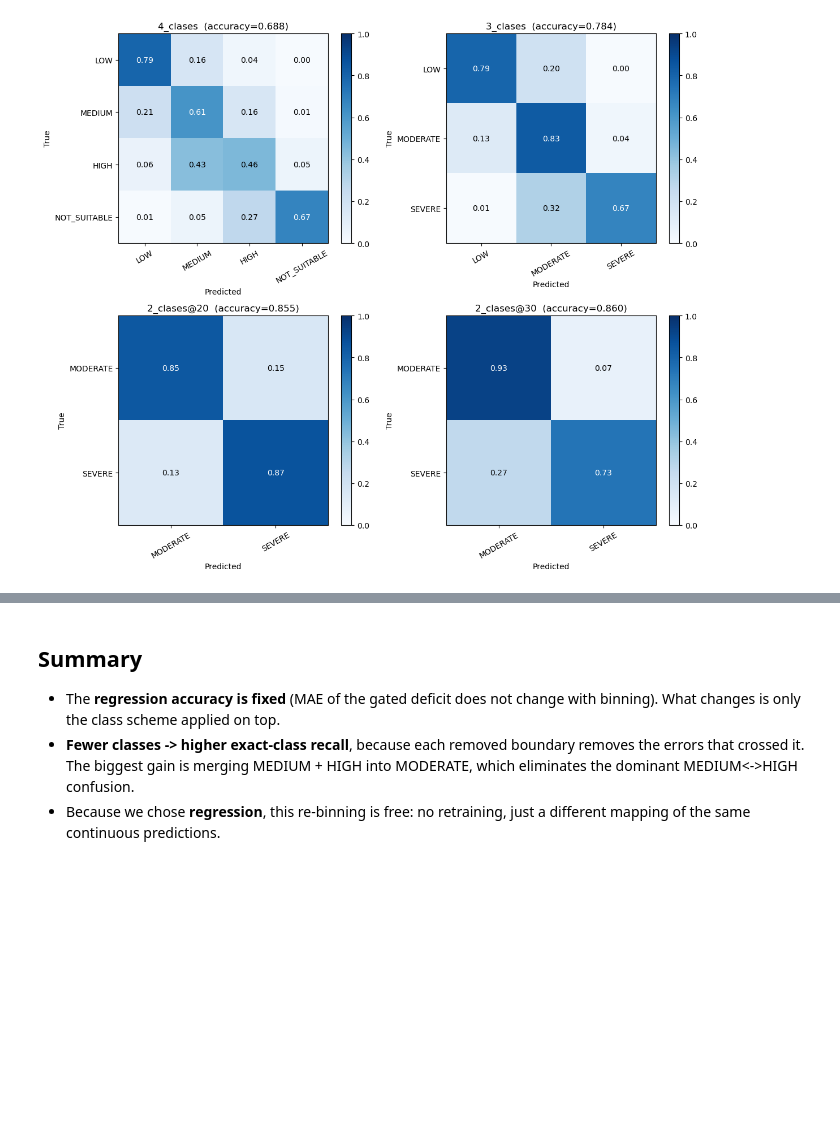
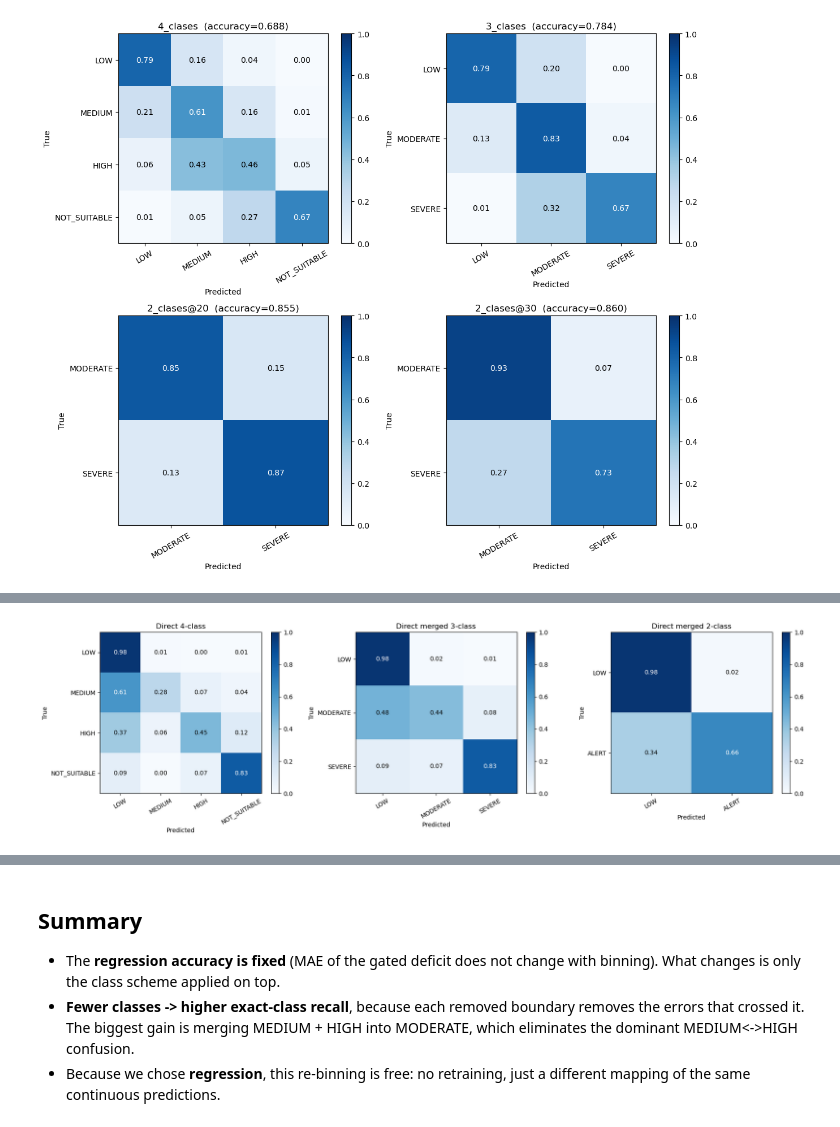
Before and after one commit to WMRioga/ALSRS, a Jupyter notebook: ml/02_evaluate_class_bins.ipynb, the cells around one changed output, grey strips where cells are left out. Cells and saved outputs as stored; diff of their text form; code cells hidden in the pictures; blank space fills up the shorter version.

```diff
--- a/ml/02_evaluate_class_bins.ipynb
+++ b/ml/02_evaluate_class_bins.ipynb
@@ -259,0 +350,28 @@ plt.show()
+# %%
+# -----------------------------------------------------------------------------
+# Direct classifier: side-by-side normalized confusion matrices (one heatmap
+# per scheme), mirroring the hurdle heatmaps above.
+# -----------------------------------------------------------------------------
+direct_mats = [
+    (cm4n, labels4, "Direct 4-class"),
+    (cm3n, labels3, "Direct merged 3-class"),
+    (cm2n, labels2, "Direct merged 2-class"),
+]
+
+fig, axes = plt.subplots(1, 3, figsize=(18, 5))
+for ax, (cm, names, title) in zip(axes, direct_mats):
+    im = ax.imshow(cm, cmap="Blues", vmin=0, vmax=1)
+    ax.set_xticks(range(len(names))); ax.set_xticklabels(names, rotation=30)
+    ax.set_yticks(range(len(names))); ax.set_yticklabels(names)
+    ax.set_xlabel("Predicted")
+    ax.set_ylabel("True")
+    ax.set_title(title)
+    for i in range(len(names)):
+        for j in range(len(names)):
+            ax.text(j, i, f"{cm[i, j]:.2f}", ha="center", va="center",
+                    color="white" if cm[i, j] > 0.5 else "black")
+    fig.colorbar(im, ax=ax, fraction=0.046)
+plt.tight_layout()
+plt.show()
+# %% [output]
+[figure, added]
```
Also changed, not shown: parts of 3 cells of this notebook, 13 other files.
